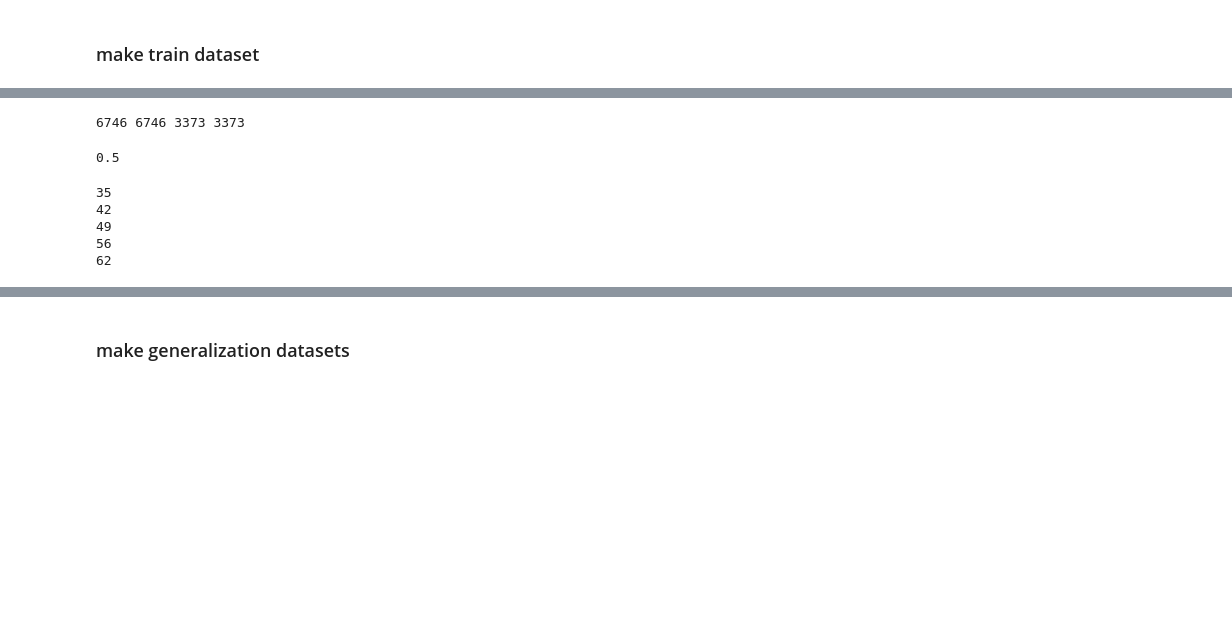
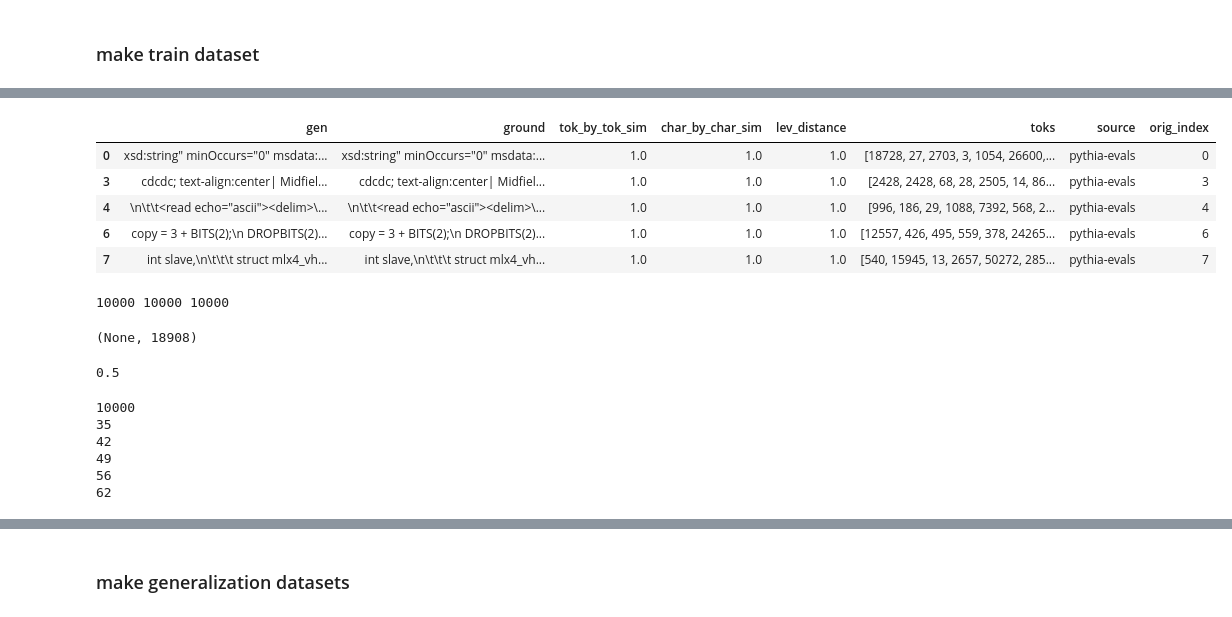
Before and after one commit to Wanff/training-data-probes, a Jupyter notebook: datasets.ipynb, the cells around one changed output, grey strips where cells are left out. Saved outputs shown, nothing was run; the diff lists cells and outputs as text; code cells hidden in the pictures; blank space fills up the shorter version.

```diff
--- a/datasets.ipynb
+++ b/datasets.ipynb
@@ -80,0 +125,34 @@ pd.set_option('display.max_colwidth', None)
+# %%
+# remove common patterns
+from collections import Counter
+
+def has_repeated_majority(arr, frac = 1/2):
+    """
+    Check if any value in the array is repeated more than half the length of the array.
+
+    Parameters:
+    arr (list): The input list of numbers.
+
+    Returns:
+    bool: True if a majority element exists, False otherwise.
+    """
+    if not arr:
+        return False
+
+    count = Counter(arr)
+    length = len(arr)
+
+    for key, value in count.items():
+        if value > length * frac:
+            return True
+
+    return False
+
+df['toks'] = df['toks'].apply(lambda x: eval(x))
+rows_to_drop = []
+for i, row in tqdm(df.iterrows()):
+    if has_repeated_majority(row['toks'], frac=1/4):
+        rows_to_drop.append(i)
+
+print(len(rows_to_drop))
+df = df.drop(rows_to_drop)
@@ -168,17 +278,33 @@ for i in tqdm(range(len(pile_prompts))):
+# %%
+# show all col width
+pd.set_option('display.max_colwidth', None)
+# et font size bigger for pandas
+
+pos.head(5)
+# %% [output]
+|  | gen | ground | tok_by_tok_sim | char_by_char_sim | lev_distance | toks | source | orig_index |
+| 0 | xsd:string" minOccurs="0" msdata:... | xsd:string" minOccurs="0" msdata:... | 1.0 | 1.0 | 1.0 | [18728, 27, 2703, 3, 1054, 26600,... | pythia-evals | 0 |
+| 3 | cdcdc; text-align:center| Midfiel... | cdcdc; text-align:center| Midfiel... | 1.0 | 1.0 | 1.0 | [2428, 2428, 68, 28, 2505, 14, 86... | pythia-evals | 3 |
+| 4 | \n\t\t<read echo="ascii"><delim>\... | \n\t\t<read echo="ascii"><delim>\... | 1.0 | 1.0 | 1.0 | [996, 186, 29, 1088, 7392, 568, 2... | pythia-evals | 4 |
+| 6 | copy = 3 + BITS(2);\n DROPBITS(2)... | copy = 3 + BITS(2);\n DROPBITS(2)... | 1.0 | 1.0 | 1.0 | [12557, 426, 495, 559, 378, 24265... | pythia-evals | 6 |
+| 7 | int slave,\n\t\t\t struct mlx4_vh... | int slave,\n\t\t\t struct mlx4_vh... | 1.0 | 1.0 | 1.0 | [540, 15945, 13, 2657, 50272, 285... | pythia-evals | 7 |
 # %%
-tokens = mem_data_toks + pile_tokens
 final_tokens = []
+final_str = []
 labels = []
 for i in tqdm(positive_idxs):
-    final_tokens.append(tokens[i])
+    final_tokens.append(df['toks'][i])
+    final_str.append(df['gen'][i])
     labels.append(1)
 for i in tqdm(negative_idxs):
-    final_tokens.append(tokens[i])
+    final_tokens.append(df['toks'][i])
+    final_str.append(df['gen'][i])
     labels.append(0)
 
-print(len(final_tokens), len(labels), len(positive_idxs), len(negative_idxs))
+print(len(final_tokens), len(final_str), len(labels)), len(df)
 # %% [output]
-6746 6746 3373 3373
+10000 10000 10000
+(None, 18908)
 # %%
 print(sum(labels)/len(labels))
 # %% [output]
@@ -196,8 +322,10 @@ import numpy as np
 seed = 0
 np.random.seed(seed)
 
-path = '../../gld/train-data-probes/data/12b'
-dataset = load_from_disk(os.path.join(path, 'hf_token_dataset_v2'))
+path = '../../gld/train-data-probes/data/6.9b'
+dataset = load_from_disk(os.path.join(path, 'hf_token_dataset'))
+
+print(len(dataset))
 
 dataset = dataset.shuffle(seed=seed)
 dataset = dataset.train_test_split(test_size=0.3)
@@ -209,19 +337,22 @@ dataset = DatasetDict({'train': train, 'val': val, 'test': test})
 
 # cutoff after 64 tokens
 input_ids = {'train': [], 'val': [], 'test': []}
+texts = {'train': [], 'val': [], 'test': []}
 labels = {'train': [], 'val': [], 'test': []}
-df_ref_idx = {'train': [], 'val': [], 'test': []}
+orig_idx = {'train': [], 'val': [], 'test': []}
 for cutoff in tok_idxs[5:]:
     print(cutoff)
     for split in ['train', 'val', 'test']:
         input_ids[split].extend([x[:cutoff] for x in dataset[split]['input_ids']])
+        texts[split].extend(dataset[split]['text'])
         labels[split].extend(dataset[split]['labels'])
-        df_ref_idx[split].extend(dataset[split]['df_ref_idx'])
+        orig_idx[split].extend(dataset[split]['orig_idx'])
 
-dataset = DatasetDict({'train': Dataset.from_dict({'input_ids': input_ids['train'], 'labels': labels['train'], 'df_ref_idx': df_ref_idx['train']}),
-                          'val': Dataset.from_dict({'input_ids': input_ids['val'], 'labels': labels['val'], 'df_ref_idx': df_ref_idx['val']}),
-                          'test': Dataset.from_dict({'input_ids': input_ids['test'], 'labels': labels['test'], 'df_ref_idx': df_ref_idx['test']})})
+dataset = DatasetDict({'train': Dataset.from_dict({'input_ids': input_ids['train'], 'text': texts['train'], 'labels': labels['train'], 'orig_idx': orig_idx['train']}),
+                          'val': Dataset.from_dict({'input_ids': input_ids['val'], 'text': texts['val'], 'labels': labels['val'], 'orig_idx': orig_idx['val']}),
+                          'test': Dataset.from_dict({'input_ids': input_ids['test'], 'text': texts['test'], 'labels': labels['test'], 'orig_idx': orig_idx['test']})})
 # %% [output]
+10000
 35
 42
 49
```
Also changed, not shown: parts of 26 cells of this notebook, 1 other file.
